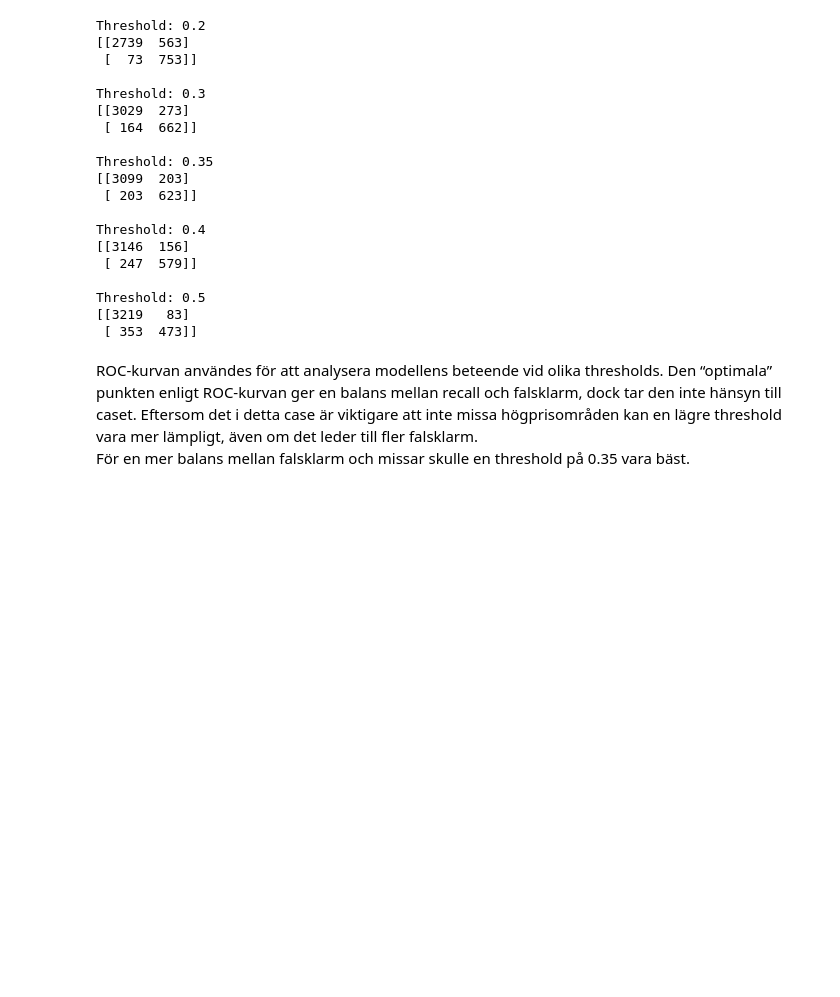
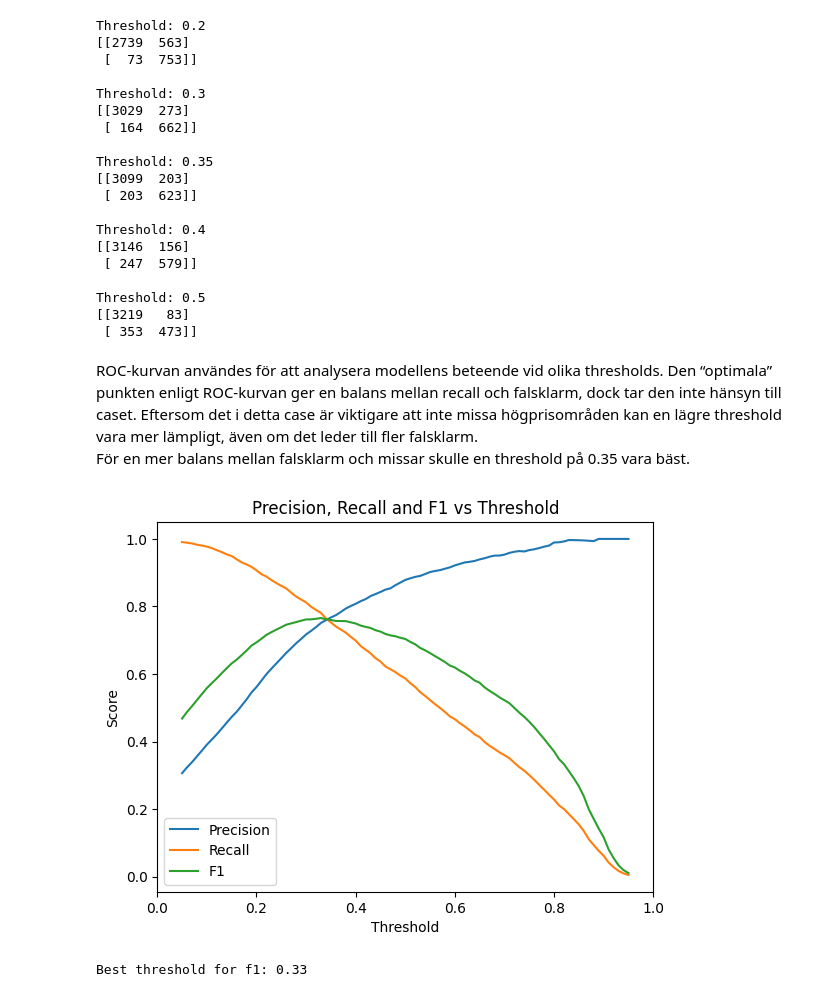
Before and after one commit to Jack-JackAttack/California_Housing, a Jupyter notebook: report.ipynb, the cells around one changed output. Drawn from its saved outputs; the diff is of its cells as text; code cells hidden in the pictures; blank space fills up the shorter version.

```diff
--- a/report.ipynb
+++ b/report.ipynb
@@ -607,3 +608,48 @@ ROC-kurvan användes för att analysera modellens beteende vid olika thresholds.
 Den “optimala” punkten enligt ROC-kurvan ger en balans mellan recall och falsklarm, dock tar den inte hänsyn till caset.
 Eftersom det i detta case är viktigare att inte missa högprisområden kan en lägre threshold vara mer lämpligt, även om det leder till fler falsklarm.<br>
 För en mer balans mellan falsklarm och missar skulle en threshold på 0.35 vara bäst.
+# %%
+oof_proba = cross_val_predict(
+    my_model,
+    X_train,
+    y_train,
+    cv=cv_strategy,
+    method="predict_proba",
+    n_jobs=-1
+)[:, 1]
+
+thresholds = np.linspace(0.05, 0.95, 91)
+
+precision_list = []
+recall_list = []
+f1_list = []
+
+for t in thresholds:
+    preds = (oof_proba >= t).astype(int)
+
+    precision_list.append(precision_score(y_train, preds, zero_division= 0))
+    recall_list.append(recall_score(y_train, preds, zero_division= 0))
+    f1_list.append(f1_score(y_train, preds, zero_division= 0))
+
+
+
+plt.figure()
+plt.plot(thresholds, precision_list, label="Precision")
+plt.plot(thresholds, recall_list, label="Recall")
+plt.plot(thresholds, f1_list, label="F1")
+
+plt.xlim(0.0, 1)
+plt.xlabel("Threshold")
+plt.ylabel("Score")
+plt.title("Precision, Recall and F1 vs Threshold")
+
+plt.legend()
+plt.show()
+
+
+best_idx = np.argmax(f1_list)
+best_t = thresholds[best_idx]
+print("Best threshold for f1:",round(best_t, 3))
+# %% [output]
+[figure, added]
+Best threshold for f1: 0.33
```
Also changed, not shown: parts of 15 cells of this notebook.
